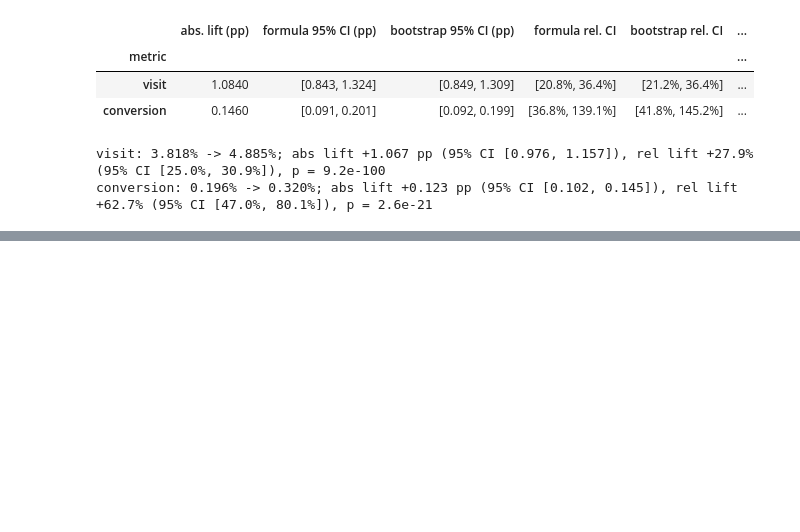
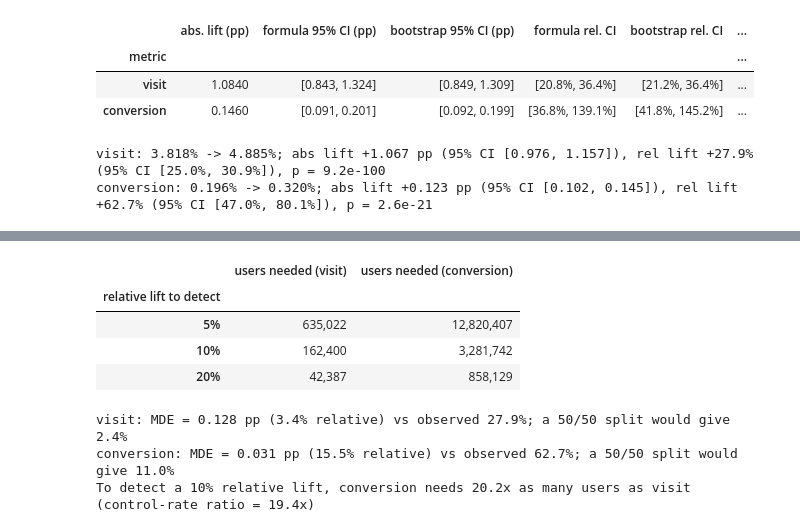
Before and after one commit to mehwishahmed/criteo-ad-incrementality, a Jupyter notebook: notebooks/analysis.ipynb, the cells around one changed output, grey strips where cells are left out. Cells and saved outputs as stored; diff of their text form; code cells hidden in the pictures; blank space fills up the shorter version.

```diff
--- a/notebooks/analysis.ipynb
+++ b/notebooks/analysis.ipynb
@@ -226,0 +266,24 @@ conversion: 0.196% -> 0.320%; abs lift +0.123 pp (95% CI [0.102, 0.145]), rel li
+# %%
+rows = []
+for rel in (0.05, 0.10, 0.20):
+    rows.append({"relative lift to detect": f"{rel:.0%}",
+                 **{f"users needed ({m})": f"{effects.required_total_n(itt.loc[m, 'control_rate'], rel):,}" for m in OUTCOMES}})
+need = pd.DataFrame(rows).set_index("relative lift to detect")
+need
+# %% [output]
+|  | users needed (visit) | users needed (conversion) |
+| relative lift to detect |  |  |
+| 5% | 635,022 | 12,820,407 |
+| 10% | 162,400 | 3,281,742 |
+| 20% | 42,387 | 858,129 |
+# %%
+for r in mde_rows:
+    print(f"{r['metric']}: MDE = {r['MDE, 85/15 split (pp)']} pp ({r['MDE, 85/15 split (relative)']} relative) "
+          f"vs observed {r['observed rel. lift']}; a 50/50 split would give {r['MDE if 50/50 split (relative)']}")
+ratio = effects.required_total_n(itt.loc['conversion', 'control_rate'], 0.10) / effects.required_total_n(itt.loc['visit', 'control_rate'], 0.10)
+print(f"To detect a 10% relative lift, conversion needs {ratio:.1f}x as many users as visit "
+      f"(control-rate ratio = {itt.loc['visit', 'control_rate'] / itt.loc['conversion', 'control_rate']:.1f}x)")
+# %% [output]
+visit: MDE = 0.128 pp (3.4% relative) vs observed 27.9%; a 50/50 split would give 2.4%
+conversion: MDE = 0.031 pp (15.5% relative) vs observed 62.7%; a 50/50 split would give 11.0%
+To detect a 10% relative lift, conversion needs 20.2x as many users as visit (control-rate ratio = 19.4x)
```
Also changed, not shown: parts of 3 cells of this notebook, 1 other file.
